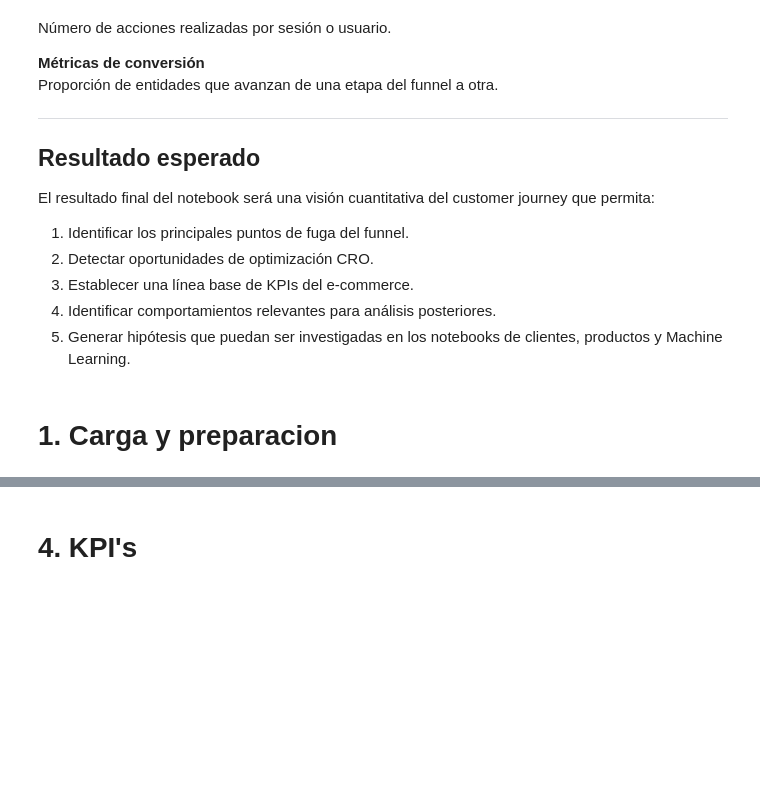
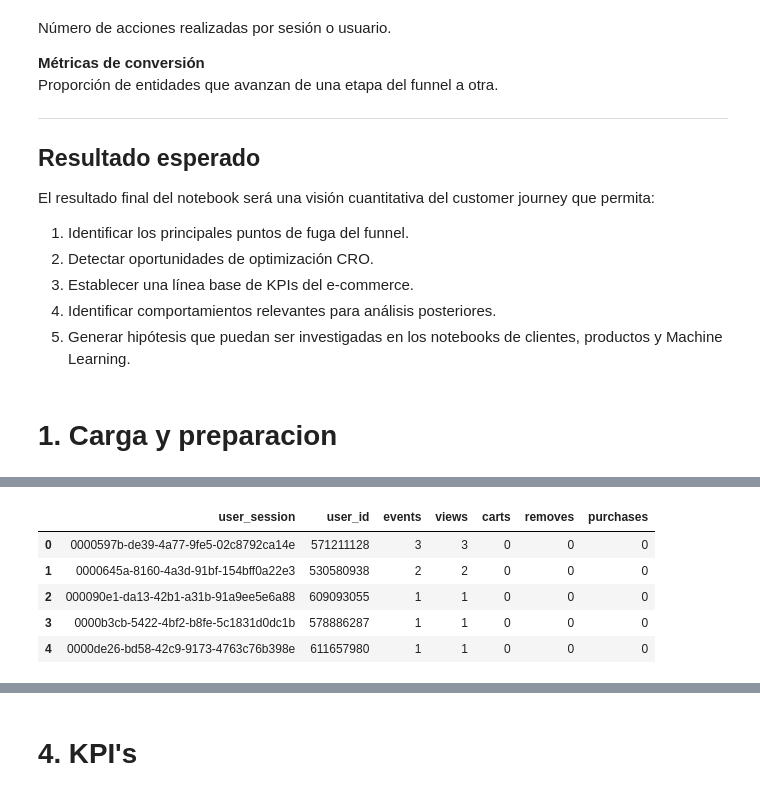
Before and after one commit to Nicosuarezso/ecommerce-cosmetics-analytics, a Jupyter notebook: notebooks/03_customer_journey_analysis.ipynb, the cells around one changed output, grey strips where cells are left out. Saved outputs shown, nothing was run; the diff lists cells and outputs as text; code cells hidden in the pictures; blank space fills up the shorter version.

```diff
--- a/notebooks/03_customer_journey_analysis.ipynb
+++ b/notebooks/03_customer_journey_analysis.ipynb
@@ -119,0 +461,9 @@ El resultado final del notebook será una visión cuantitativa del customer jour
+# %%
+sessions.head()
+# %% [output]
+|  | user_session | user_id | events | views | carts | removes | purchases |
+| 0 | 0000597b-de39-4a77-9fe5-02c8792ca14e | 571211128 | 3 | 3 | 0 | 0 | 0 |
+| 1 | 0000645a-8160-4a3d-91bf-154bff0a22e3 | 530580938 | 2 | 2 | 0 | 0 | 0 |
+| 2 | 000090e1-da13-42b1-a31b-91a9ee5e6a88 | 609093055 | 1 | 1 | 0 | 0 | 0 |
+| 3 | 0000b3cb-5422-4bf2-b8fe-5c1831d0dc1b | 578886287 | 1 | 1 | 0 | 0 | 0 |
+| 4 | 0000de26-bd58-42c9-9173-4763c76b398e | 611657980 | 1 | 1 | 0 | 0 | 0 |
```
Also changed, not shown: parts of 61 cells of this notebook, 1 other file.
